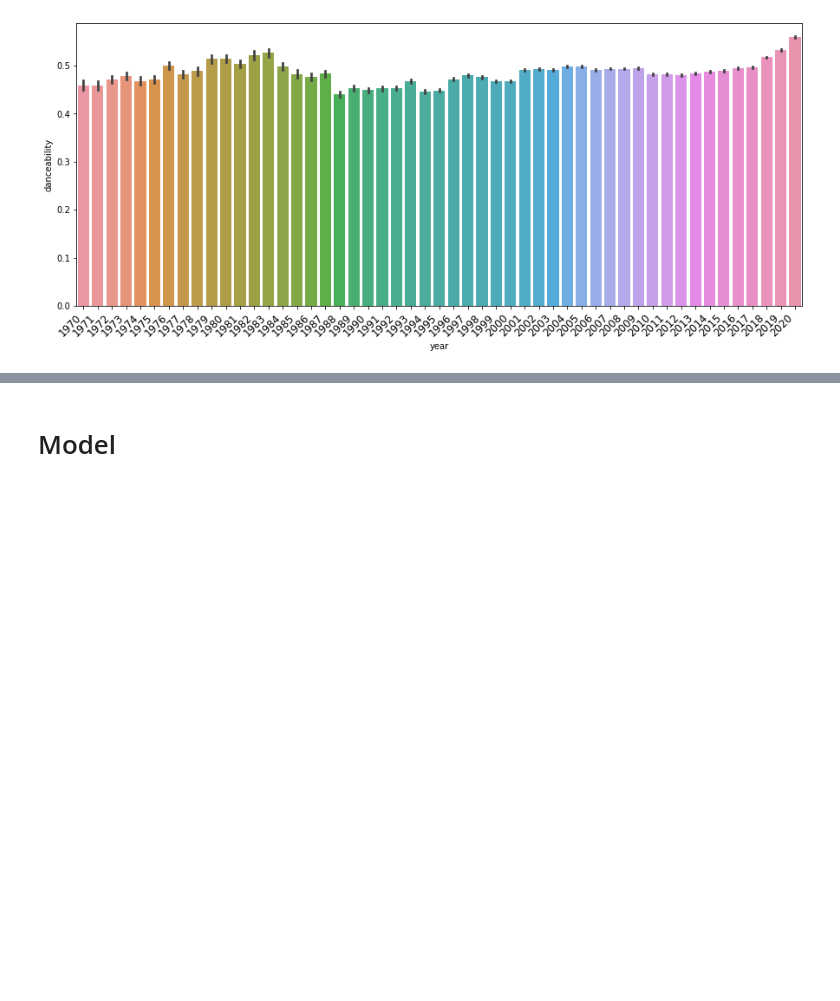
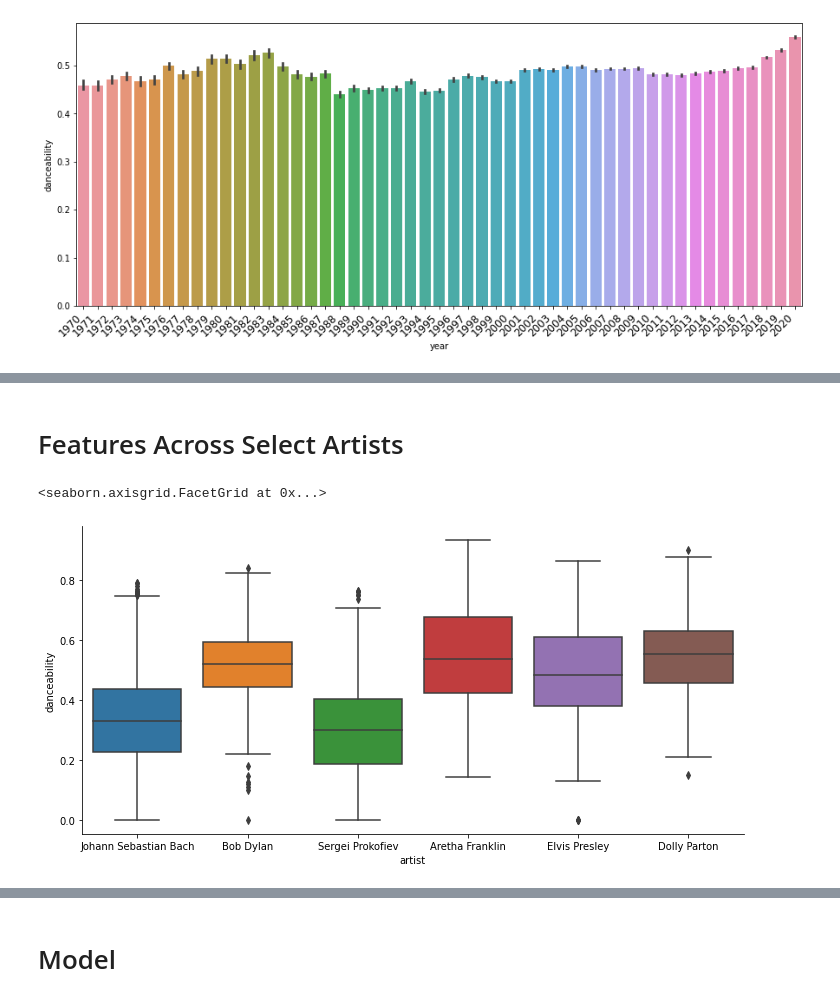
Before and after one commit to calebwoo224/CS216-Spotify, a Jupyter notebook: spotify_project.ipynb, the cells around one changed output, grey strips where cells are left out. Cells and saved outputs as stored; diff of their text form; code cells hidden in the pictures; blank space fills up the shorter version.

Commit message:
added new box plots

```diff
--- a/spotify_project.ipynb
+++ b/spotify_project.ipynb
@@ -83,0 +79,10 @@ valence_time = sns.barplot(x = "year", y="valence", data=all_songs[all_songs["ye
+# %% [markdown]
+# Features Across Select Artists
+# %%
+cands = ["Johann Sebastian Bach", "Sergei Prokofiev", "Aretha Franklin", "Dolly Parton", "Bob Dylan", "Elvis Presley"]
+d1 = all_songs[all_songs["artist"].isin(cands)]
+# %%
+sns.catplot(x = "artist", y = "danceability", kind = "box", data = d1, aspect = 20/10)
+# %% [output]
+<seaborn.axisgrid.FacetGrid at 0x...>
+[figure, added]
```
Also changed, not shown: parts of 13 cells of this notebook.
